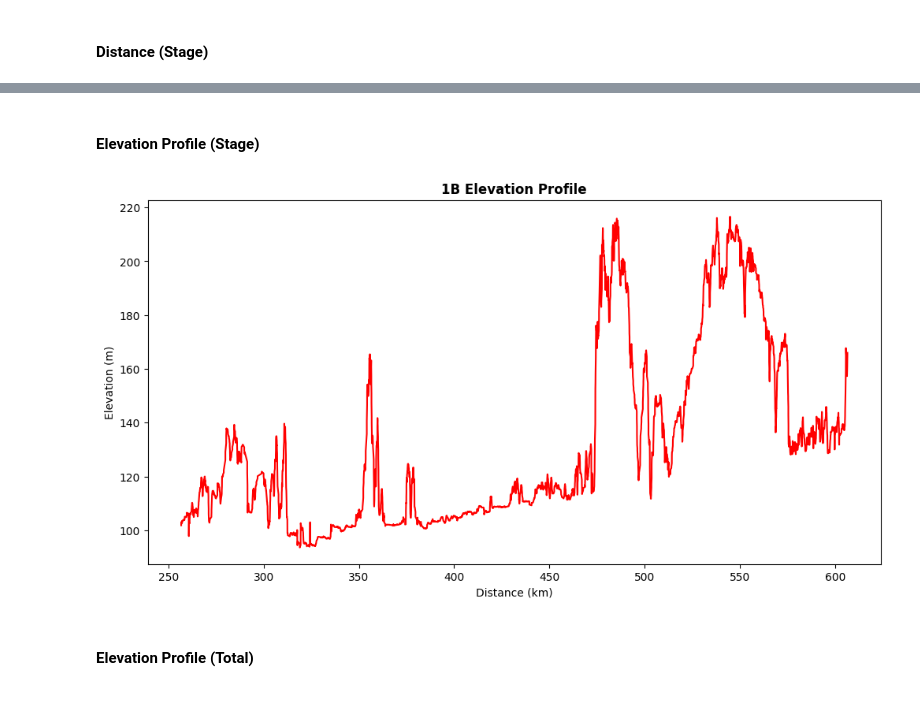
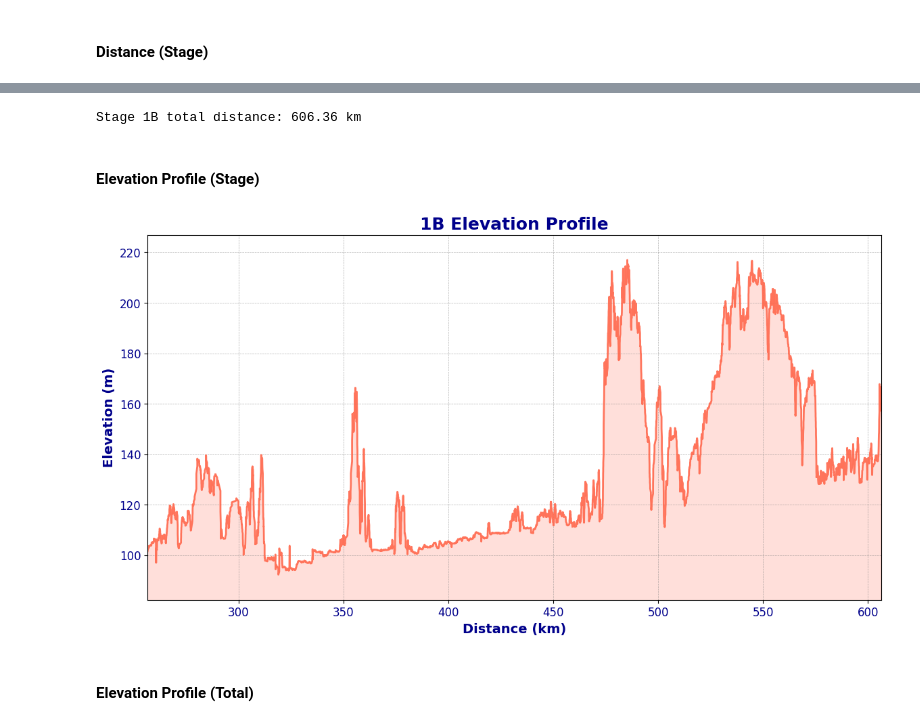
Before and after one commit to uw-midsun/strategy_msxvi, a Jupyter notebook: main.ipynb, the cells around one changed output, grey strips where cells are left out. Drawn from its saved outputs; the diff is of its cells as text; code cells hidden in the pictures.

```diff
--- a/main.ipynb
+++ b/main.ipynb
@@ -137,30 +123,51 @@ Stage 1B total distance: 349.72 km
+# %%
+stage_df = route_model_df[route_model_df['stage_name'].str.startswith(f'{STAGE_SYMBOL}_')][['stage_name', 'elevation', 'distance']]
+stage_df = stage_df.sort_values(by='distance')
+
+if not stage_df.empty:
+    stage_distance = stage_df['distance'].max()
+    print(f'Stage {STAGE_SYMBOL} total distance: {stage_distance / 1000:.2f} km')
+else:
+    print(f"No data found for stage {STAGE_SYMBOL}")
+# %% [output]
+Stage 1B total distance: 606.36 km
 # %% [markdown]
 #### Elevation Profile (Stage)
-# %%
-import pandasql as psql
-import pandas as pd
-import matplotlib.pyplot as plt
-
-query = f"""
-SELECT *
-FROM route_model_df
-WHERE stage_name LIKE '{STAGE_SYMBOL}%'
-ORDER BY distance"""
-df = psql.sqldf(query, locals())
-
-df['distance_km'] = df['distance'] / 1000
-window_size = 5
-df['moving_avg_elevation'] = df['elevation'].rolling(window=window_size).mean()
-
-plt.figure(figsize=(12, 6))
-plt.plot(df['distance_km'], df['moving_avg_elevation'], color='red')
-plt.title(f'{STAGE_SYMBOL} Elevation Profile', fontweight='bold')
-plt.xlabel('Distance (km)')
-plt.ylabel('Elevation (m)')
-
-plt.show()
-# %% [output]
-[figure, removed]
+# %%
+import matplotlib.pyplot as plt
+
+stage_df['stage_distance_km'] = stage_df['distance'] / 1000
+
+window_size = 5
+stage_df['avg_elevation'] = stage_df['elevation'].rolling(window=window_size).mean()
+
+plt.figure(figsize=(14, 7))
+plt.plot(
+    stage_df['stage_distance_km'],
+    stage_df['avg_elevation'],
+    color='tomato',
+    linewidth=2,
+    linestyle='-',
+    alpha=0.85
+)
+
+plt.title(f'{STAGE_SYMBOL} Elevation Profile', fontsize=18, fontweight='bold', color='darkblue')
+plt.xlabel('Distance (km)', fontsize=14, fontweight='bold', color='darkblue')
+plt.ylabel('Elevation (m)', fontsize=14, fontweight='bold', color='darkblue')
+
+plt.grid(True, which='both', linestyle='--', linewidth=0.5, color='gray', alpha=0.6)
+
+plt.xticks(fontsize=12, color='darkblue')
+plt.yticks(fontsize=12, color='darkblue')
+
+plt.fill_between(stage_df['stage_distance_km'], stage_df['avg_elevation'], color='tomato', alpha=0.2)
+
+plt.xlim(stage_df['stage_distance_km'].min(), stage_df['stage_distance_km'].max())
+plt.ylim(stage_df['avg_elevation'].min() - 10, stage_df['avg_elevation'].max() + 10)
+
+plt.show()
+# %% [output]
+[figure, added]
 # %% [markdown]
 #### Elevation Profile (Total)
 # %%
```
Also changed, not shown: parts of 4 cells of this notebook.
